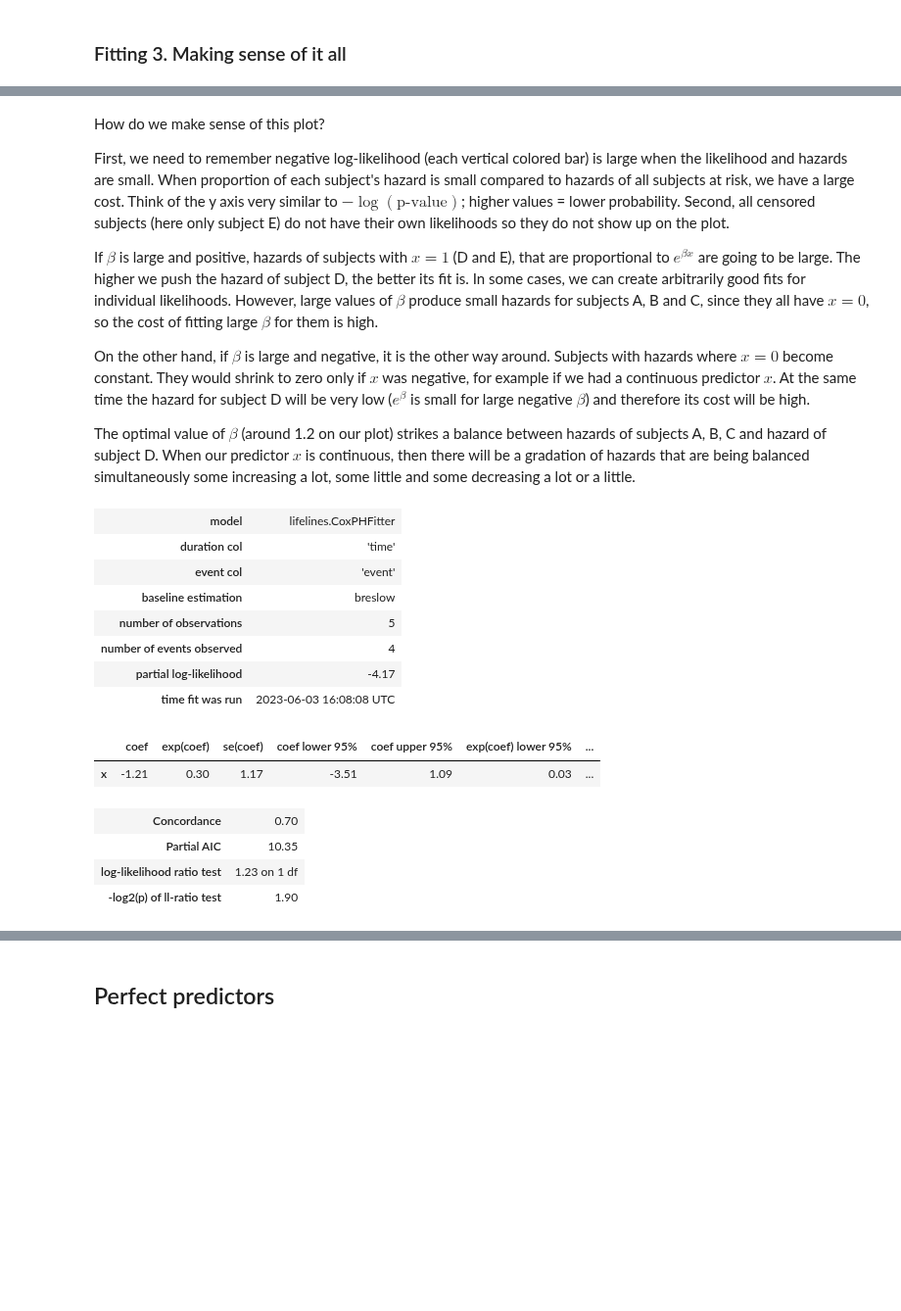
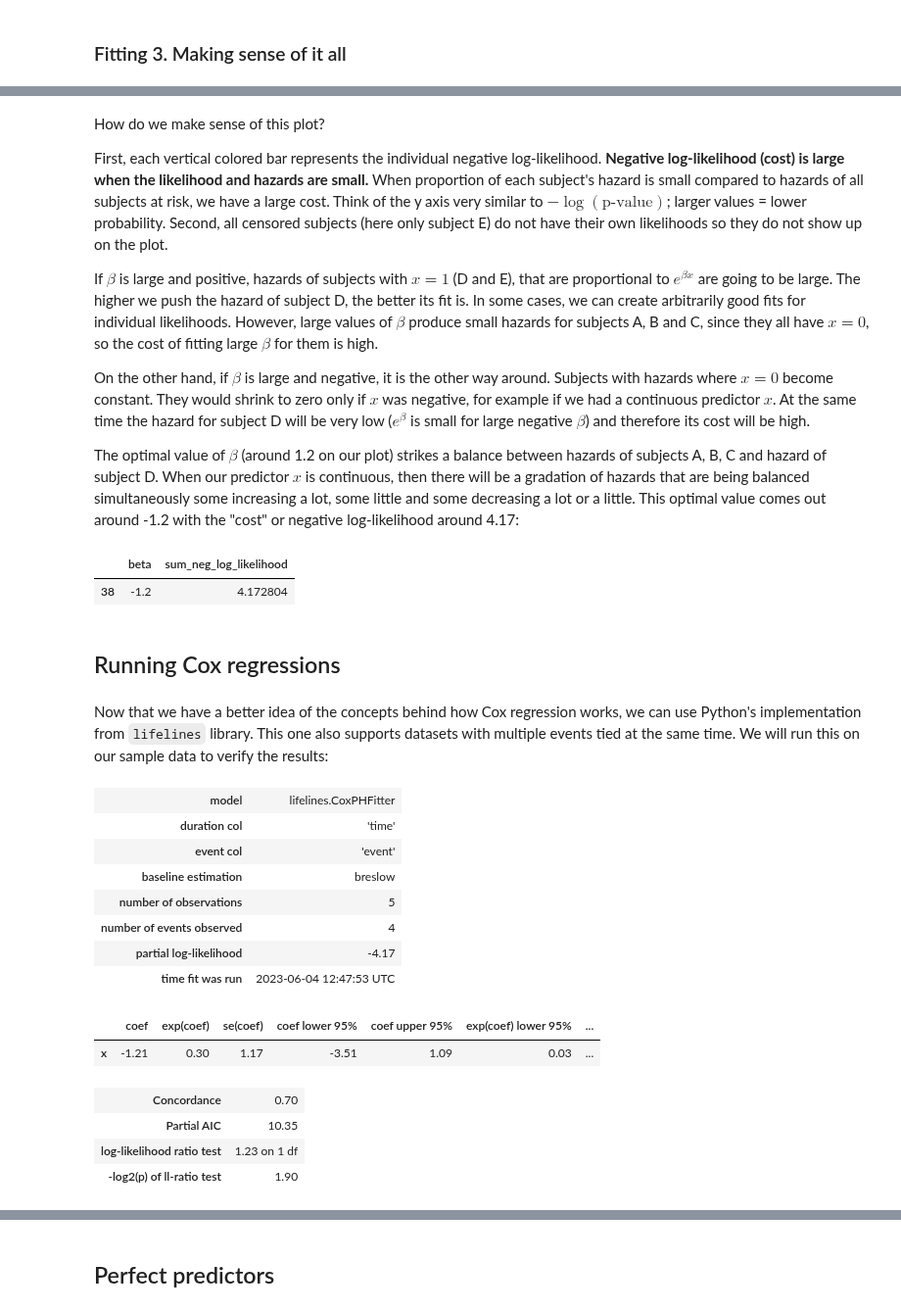
Before and after one commit to igor-sb/blog, a Jupyter notebook: posts/cox_regression.ipynb, the cells around one changed output, grey strips where cells are left out. Shown at 98% size. Cells and saved outputs as stored; diff of their text form; code cells hidden in the pictures; blank space fills up the shorter version.

Commit message:
add animations, cleanup text, add ipynb to gitignore

```diff
--- a/posts/cox_regression.ipynb
+++ b/posts/cox_regression.ipynb
@@ -212,10 +196,10 @@ plot_cost_vs_beta(negloglik_sweep_betas_df, width=0.1)
 # %% [markdown]
 How do we make sense of this plot?
 
-First, we need to remember negative log-likelihood (each vertical colored bar) is large when the likelihood and hazards are small. When proportion of each subject's hazard is small compared to hazards of all subjects at risk, we have a large cost. Think of the y axis very similar to $-\log(\text{p-value})$; higher values = lower probability. Second, all censored subjects (here only subject E) do not have their own likelihoods so they do not show up on the plot.
+First, each vertical colored bar represents the individual negative log-likelihood. **Negative log-likelihood (cost) is large when the likelihood and hazards are small.** When proportion of each subject's hazard is small compared to hazards of all subjects at risk, we have a large cost. Think of the y axis very similar to $-\log(\text{p-value})$; larger values = lower probability. Second, all censored subjects (here only subject E) do not have their own likelihoods so they do not show up on the plot.
 
 If $\beta$ is large and positive, hazards of subjects with $x = 1$ (D and E), that are proportional to $e^{\beta x}$ are going to be large. The higher we push the hazard of subject D, the better its fit is. In some cases, we can create arbitrarily good fits for individual likelihoods. However, large values of $\beta$ produce small hazards for subjects A, B and C, since they all have $x = 0$, so the cost of fitting large $\beta$ for them is high.
 
 On the other hand, if $\beta$ is large and negative, it is the other way around. Subjects with hazards where $x = 0$ become constant. They would shrink to zero only if $x$ was negative, for example if we had a continuous predictor $x$. At the same time the hazard for subject D will be very low ($e^{\beta}$ is small for large negative $\beta$) and therefore its cost will be high.
 
-The optimal value of $\beta$ (around 1.2 on our plot) strikes a balance between hazards of subjects A, B, C and hazard of subject D. When our predictor $x$ is continuous, then there will be a gradation of hazards that are being balanced simultaneously some increasing a lot, some little and some decreasing a lot or a little.
+The optimal value of $\beta$ (around 1.2 on our plot) strikes a balance between hazards of subjects A, B, C and hazard of subject D. When our predictor $x$ is continuous, then there will be a gradation of hazards that are being balanced simultaneously some increasing a lot, some little and some decreasing a lot or a little. This optimal value comes out around -1.2 with the "cost" or negative log-likelihood around 4.17:
@@ -238,16 +206,32 @@ def total_loglik_vs_beta(df, betas=np.arange(-5, 5, 0.1)):
+# %%
+negloglik_sweep_betas_df \
+    .groupby("beta") \
+    .agg(sum_neg_log_likelihood=('neg_log_likelihood', 'sum')) \
+    .reset_index() \
+    .sort_values('sum_neg_log_likelihood') \
+    .head(1)
+# %% [output]
+|  | beta | sum_neg_log_likelihood |
+| 38 | -1.2 | 4.172804 |
+# %% [markdown]
+## Running Cox regressions
+# %% [markdown]
+Now that we have a better idea of the concepts behind how Cox regression works, we can use Python's implementation from `lifelines` library. This one also supports datasets with multiple events tied at the same time. We will run this on our sample data to verify the results:
 # %%
-cph = CoxPHFitter()
-cph.fit(sample_df, duration_col='time', event_col='event', formula='x')
-cph.print_summary()
+from lifelines import CoxPHFitter
+
+sample_cox_model = CoxPHFitter()
+sample_cox_model.fit(sample_df, duration_col='time', event_col='event', formula='x')
+sample_cox_model.print_summary()
 # %% [output]
 | model | lifelines.CoxPHFitter |
 | duration col | 'time' |
 | event col | 'event' |
 | baseline estimation | breslow |
 | number of observations | 5 |
 | number of events observed | 4 |
 | partial log-likelihood | -4.17 |
-| time fit was run | 2023-06-03 16:08:08 UTC |
+| time fit was run | 2023-06-04 12:47:53 UTC |
 |  | coef | exp(coef) | se(coef) | coef lower 95% | coef upper 95% | exp(coef) lower 95% | ... |
 | x | -1.21 | 0.30 | 1.17 | -3.51 | 1.09 | 0.03 | ... |
 | Concordance | 0.70 |
```
Also changed, not shown: parts of 24 cells of this notebook, 5 other files.
